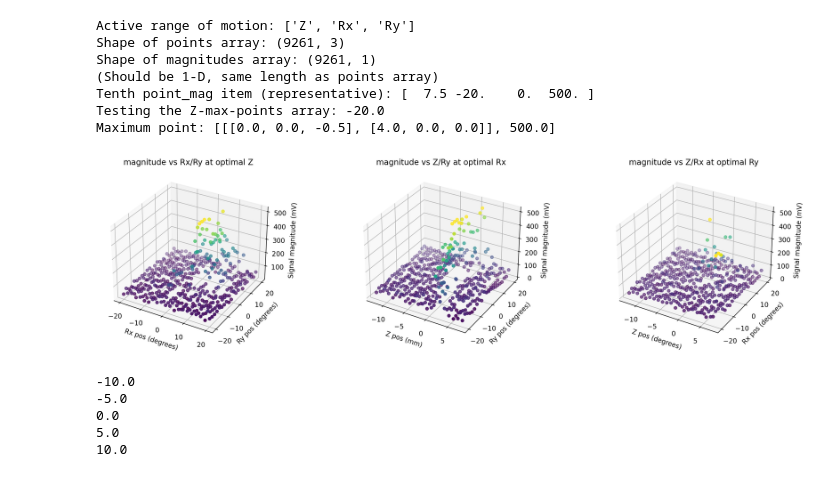
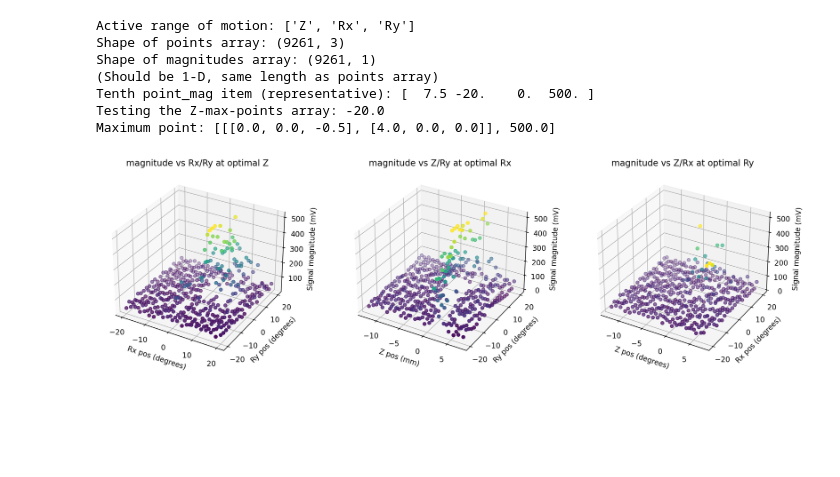
Before and after one commit to Benji-UW/COBOT-Transducer-Control-Code, a Jupyter notebook: Rebuilding_Everything/Debugging Scripts/Fullscan_renders.ipynb, the cells around one changed output. Saved outputs shown, nothing was run; the diff lists cells and outputs as text; code cells hidden in the pictures; blank space fills up the shorter version.

```diff
--- a/Rebuilding_Everything/Debugging Scripts/Fullscan_renders.ipynb
+++ b/Rebuilding_Everything/Debugging Scripts/Fullscan_renders.ipynb
@@ -155,43 +149,37 @@ Tenth point_mag item (representative): [  7.5 -20.    0.  500. ]
 Testing the Z-max-points array: -20.0
 Maximum point: [[[0.0, 0.0, -0.5], [4.0, 0.0, 0.0]], 500.0]
 # %%
-fig2 = plt.figure(figsize=(16,4), constrained_layout=True)
+fig2 = plt.figure(figsize=(14,4), constrained_layout=True)
 # plt.rcParams.update({
 #     "text.usetex": True,
 #     "font.family": "serif",
 #     "font.serif": ["Palatino"],
 # })
 
 tax = fig2.add_subplot(1,3,1, projection='3d')
+# tax.plot_trisurf(zmps[:,1], zmps[:,2], zmps[:,3], cmap='viridis')
 tax.scatter3D(zmps[:,1], zmps[:,2], zmps[:,3],c=zmps[:,3], cmap='viridis')
 tax.set_title("magnitude vs Rx/Ry at optimal Z")
 tax.set_xlabel("Rx pos (degrees)")
 tax.set_ylabel("Ry pos (degrees)")
 tax.set_zlabel("Signal magnitude (mV)")
 
 tax = fig2.add_subplot(1,3,2, projection='3d')
+# tax.plot_trisurf(Rxmps[:,0], Rxmps[:,2], Rxmps[:,3], cmap='viridis')
 tax.scatter(Rxmps[:,0], Rxmps[:,2], Rxmps[:,3],c=Rxmps[:,3], cmap='viridis')
 tax.set_title("magnitude vs Z/Ry at optimal Rx")
 tax.set_xlabel("Z pos (mm)")
 tax.set_ylabel("Ry pos (degrees)")
 tax.set_zlabel("Signal magnitude (mV)")
 
 tax = fig2.add_subplot(1,3,3, projection='3d')
+# tax.plot_trisurf(Rymps[:,0], Rymps[:,1], Rymps[:,3], cmap='viridis')
 tax.scatter(Rymps[:,0], Rymps[:,1], Rymps[:,3],c=Rymps[:,3], cmap='viridis')
 tax.set_title("magnitude vs Z/Rx at optimal Ry")
 tax.set_xlabel("Z pos (degrees)")
 tax.set_ylabel("Rx pos (degrees)")
 tax.set_zlabel("Signal magnitude (mV)")
 
 plt.show()
 # %% [output]
-[figure, old version]
+[figure, new version]
-# %%
-for i in np.linspace(-10,10, 5):
-    print(i)
-# %% [output]
--10.0
--5.0
-0.0
-5.0
-10.0
```
Also changed, not shown: parts of 5 cells of this notebook, 23 other files.
